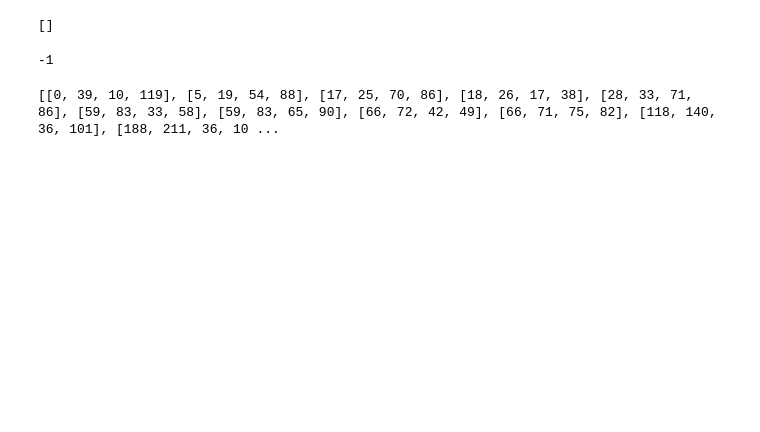
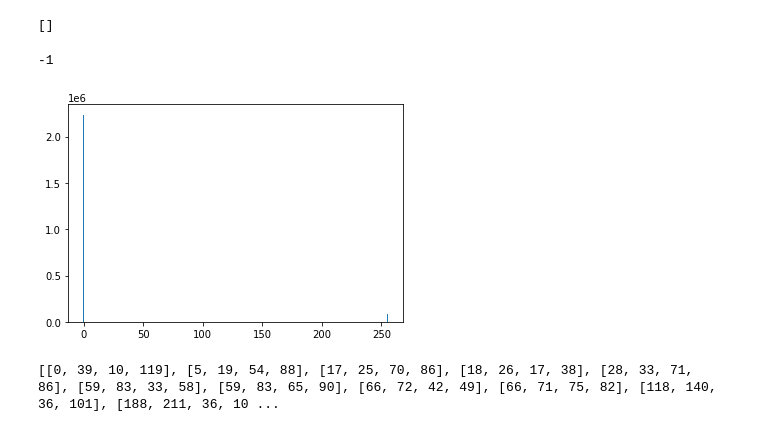
Before and after one commit to marait123/music-notes-reader, a Jupyter notebook: part1.ipynb, the cells around one changed output. Cells and saved outputs as stored; diff of their text form; code cells hidden in the pictures; blank space fills up the shorter version.

```diff
--- a/part1.ipynb
+++ b/part1.ipynb
@@ -279,30 +279,35 @@ viewer.show()
 # %%
 import cv2
 
 
 image = cv2.imread('images/music1.JPG')
 gray = cv2.cvtColor(image,cv2.COLOR_BGR2GRAY)
 thresh = cv2.threshold(gray, 0, 255, cv2.THRESH_BINARY_INV + cv2.THRESH_OTSU)[1]
 
 # Remove horizontal
 horizontal_kernel = cv2.getStructuringElement(cv2.MORPH_RECT, (25,1))
 detected_lines = cv2.morphologyEx(thresh, cv2.MORPH_OPEN, horizontal_kernel, iterations=2)
 cnts = cv2.findContours(detected_lines, cv2.RETR_EXTERNAL, cv2.CHAIN_APPROX_SIMPLE)
 cnts = cnts[0] if len(cnts) == 2 else cnts[1]
 for c in cnts:
     cv2.drawContours(image, [c], -1, (255,255,255), 2)
 
 # Repair image
-repair_kernel = cv2.getStructuringElement(cv2.MORPH_RECT, (1,4))
-result = 255 - cv2.morphologyEx(255 - image, cv2.MORPH_CLOSE, repair_kernel, iterations=1)
+repair_kernel = cv2.getStructuringElement(cv2.MORPH_RECT, (1,6))
+result = cv2.morphologyEx(255 - image, cv2.MORPH_CLOSE, repair_kernel, iterations=1)
+result[result < 100] = 0
+result[result >= 100] = 255
+showHist(result)
 
+cv2.imshow('edges', edges)
 cv2.imshow('thresh', thresh)
 cv2.imshow('detected_lines', detected_lines)
 cv2.imshow('image', image)
 cv2.imshow('result', result)
 cv2.waitKey()
 # %% [output]
 -1
+[figure, added]
 # %%
 m = [[0, 39, 10, 119], [18, 26, 17, 38], [814, 837, 20, 85], [409, 413, 32, 92], [721, 726, 32, 92], [1034, 1039, 32, 92], [59, 83, 33, 58], [118, 140, 36, 101], [188, 211, 36, 101], [258, 282, 36, 101], [431, 454, 36, 101], [501, 524, 36, 101], [571, 594, 36, 101], [744, 767, 36, 101], [66, 72, 42, 49], [954, 978, 48, 109], [877, 913, 53, 118], [5, 19, 54, 88], [59, 83, 65, 90], [17, 25, 70, 86], [28, 33, 71, 86], [66, 71, 75, 82], [1053, 1081, 85, 101], [577, 587, 87, 99], [1063, 1071, 87, 99], [265, 274, 88, 98]]
 def x_min(shape):
```
Also changed, not shown: parts of 3 cells of this notebook.
